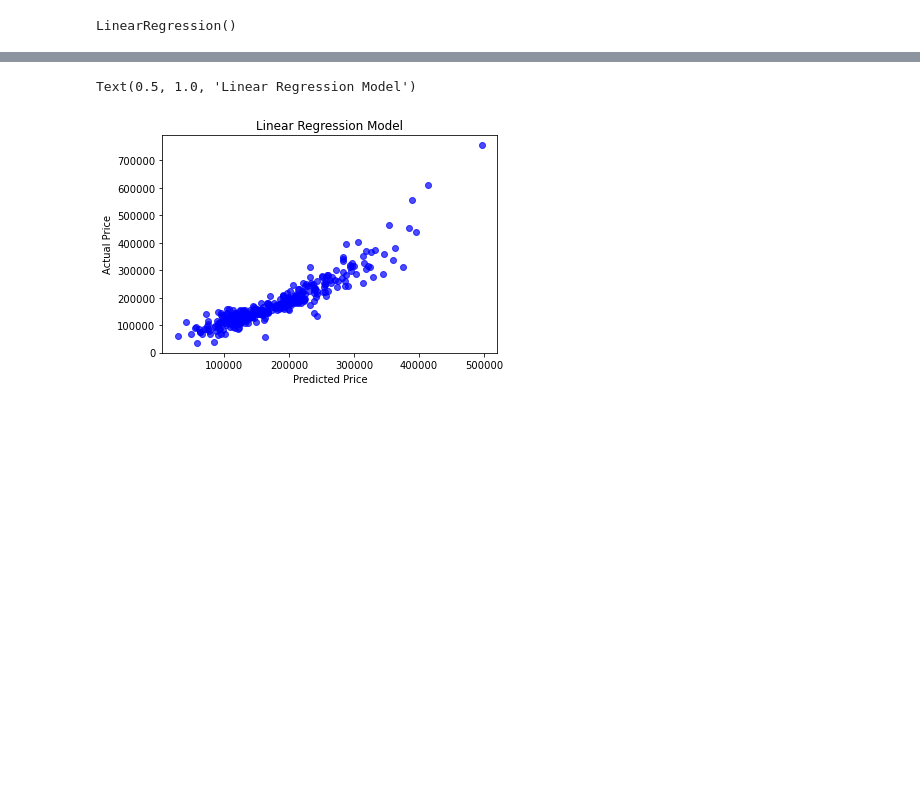
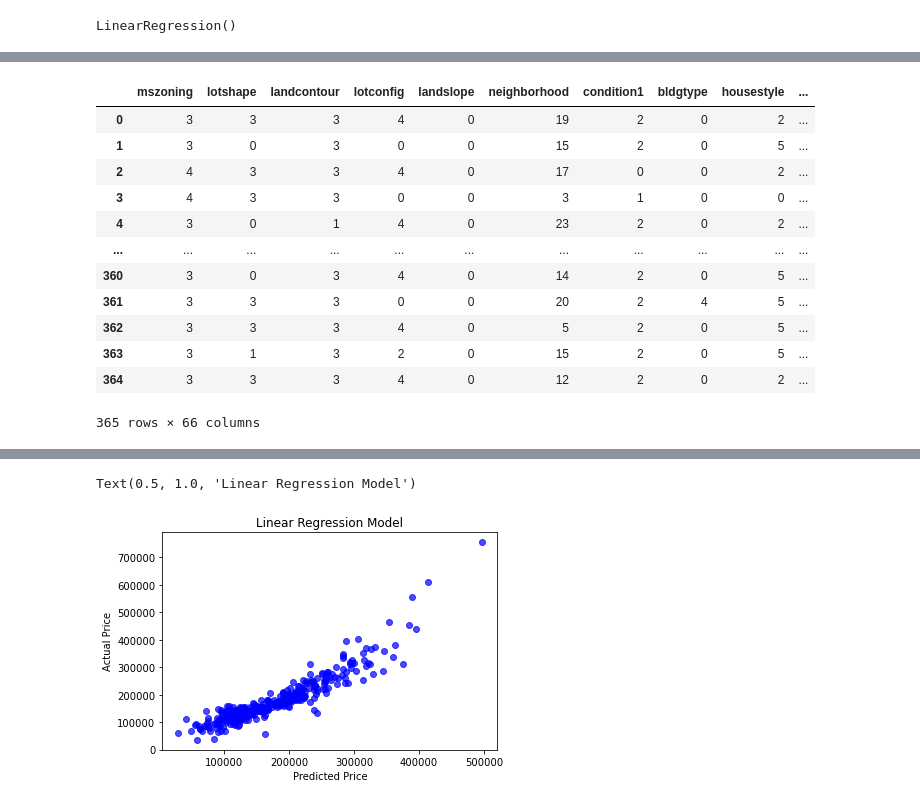
Before and after one commit to JabboRamirez/BootCamp_Project, a Jupyter notebook: Linear_Regression_Housing_Prices.ipynb, the cells around one changed output, grey strips where cells are left out. Cells and saved outputs as stored; diff of their text form; code cells hidden in the pictures; blank space fills up the shorter version.

Commit message:
final linear regression code

```diff
--- a/Linear_Regression_Housing_Prices.ipynb
+++ b/Linear_Regression_Housing_Prices.ipynb
@@ -73,3 +138,22 @@ results
+# %%
+linear_reg_results = X_test.copy()
+linear_reg_results['Predicted Sale Price'] = predictedvsacual["Predicted Sale Price"]
+linear_reg_results['Actual Sale Price'] = predictedvsacual["Actual Sale Price"]
+linear_reg_results
+# %% [output]
+|  | mszoning | lotshape | landcontour | lotconfig | landslope | neighborhood | condition1 | bldgtype | housestyle | ... |
+| 0 | 3 | 3 | 3 | 4 | 0 | 19 | 2 | 0 | 2 | ... |
+| 1 | 3 | 0 | 3 | 0 | 0 | 15 | 2 | 0 | 5 | ... |
+| 2 | 4 | 3 | 3 | 4 | 0 | 17 | 0 | 0 | 2 | ... |
+| 3 | 4 | 3 | 3 | 0 | 0 | 3 | 1 | 0 | 0 | ... |
+| 4 | 3 | 0 | 1 | 4 | 0 | 23 | 2 | 0 | 2 | ... |
+| ... | ... | ... | ... | ... | ... | ... | ... | ... | ... | ... |
+| 360 | 3 | 0 | 3 | 4 | 0 | 14 | 2 | 0 | 5 | ... |
+| 361 | 3 | 3 | 3 | 0 | 0 | 20 | 2 | 4 | 5 | ... |
+| 362 | 3 | 3 | 3 | 4 | 0 | 5 | 2 | 0 | 5 | ... |
+| 363 | 3 | 1 | 3 | 2 | 0 | 15 | 2 | 0 | 5 | ... |
+| 364 | 3 | 3 | 3 | 4 | 0 | 12 | 2 | 0 | 2 | ... |
+365 rows × 66 columns
 # %%
 print("Score:", model.score(X_test, y_test))
 print('MAE:', metrics.mean_absolute_error(y_test, predictions))
```
Also changed, not shown: parts of 21 cells of this notebook.
